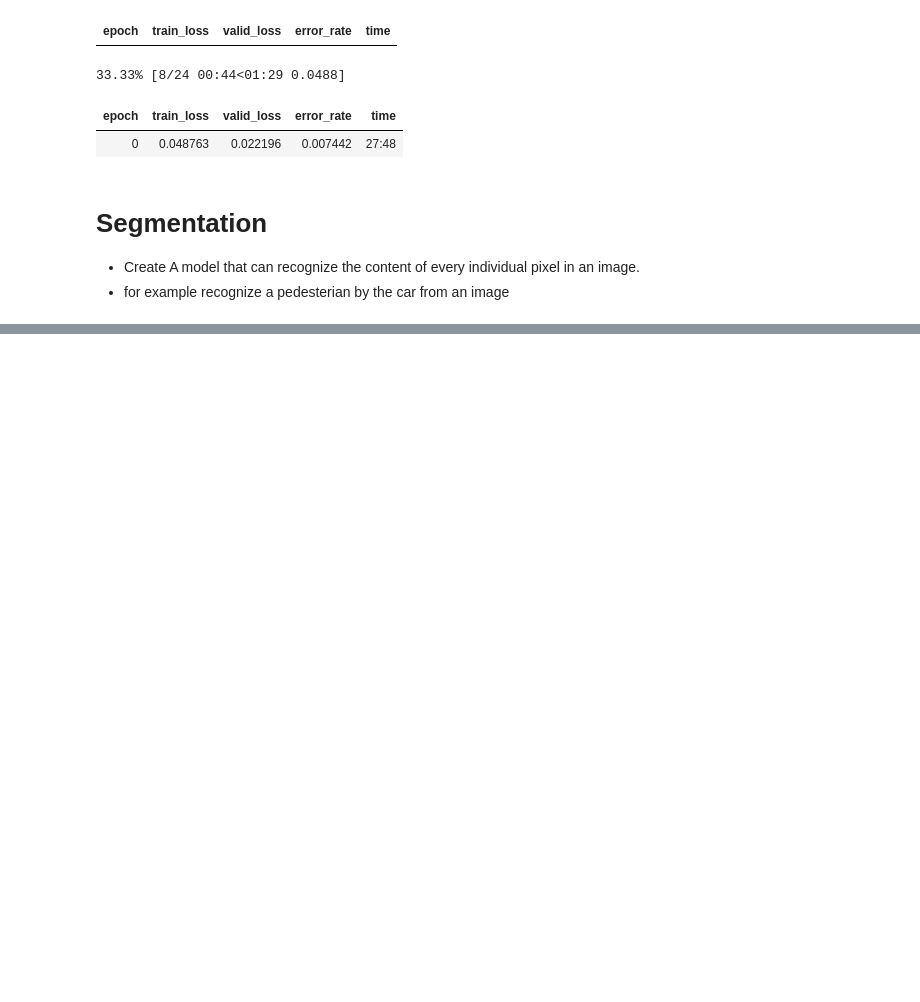
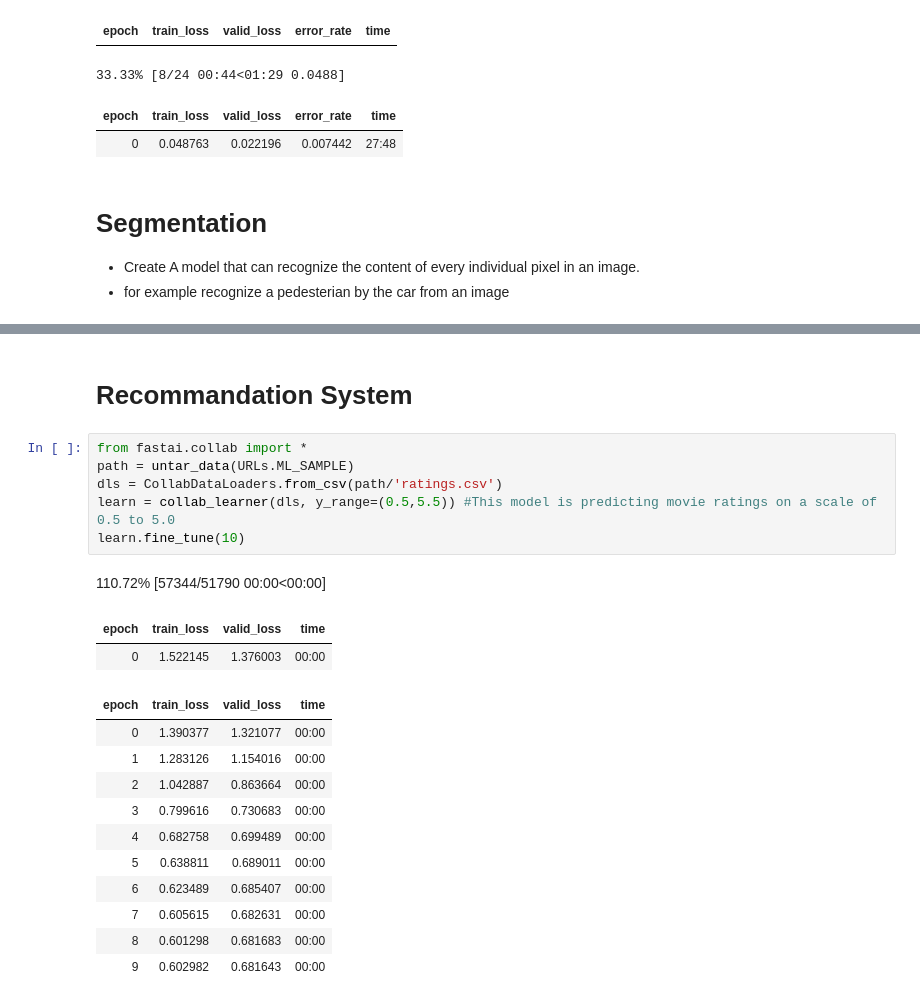
Before and after one commit to Elma-dev/fast_ai, a Jupyter notebook: fast_ai.ipynb, the cells around one changed output, grey strips where cells are left out. Drawn from its saved outputs; the diff is of its cells as text; blank space fills up the shorter version.

```diff
--- a/fast_ai.ipynb
+++ b/fast_ai.ipynb
@@ -49,0 +120,23 @@ learner.fine_tune(1) #how to fit the model =>fine_tune: important tricks to adap
+# %% [markdown]
+# Recommandation System
+# %%
+from fastai.collab import *
+path = untar_data(URLs.ML_SAMPLE)
+dls = CollabDataLoaders.from_csv(path/'ratings.csv')
+learn = collab_learner(dls, y_range=(0.5,5.5)) #This model is predicting movie ratings on a scale of 0.5 to 5.0
+learn.fine_tune(10)
+# %% [output]
+110.72% [57344/51790 00:00<00:00]
+| epoch | train_loss | valid_loss | time |
+| 0 | 1.522145 | 1.376003 | 00:00 |
+| epoch | train_loss | valid_loss | time |
+| 0 | 1.390377 | 1.321077 | 00:00 |
+| 1 | 1.283126 | 1.154016 | 00:00 |
+| 2 | 1.042887 | 0.863664 | 00:00 |
+| 3 | 0.799616 | 0.730683 | 00:00 |
+| 4 | 0.682758 | 0.699489 | 00:00 |
+| 5 | 0.638811 | 0.689011 | 00:00 |
+| 6 | 0.623489 | 0.685407 | 00:00 |
+| 7 | 0.605615 | 0.682631 | 00:00 |
+| 8 | 0.601298 | 0.681683 | 00:00 |
+| 9 | 0.602982 | 0.681643 | 00:00 |
```
Also changed, not shown: parts of 13 cells of this notebook.
